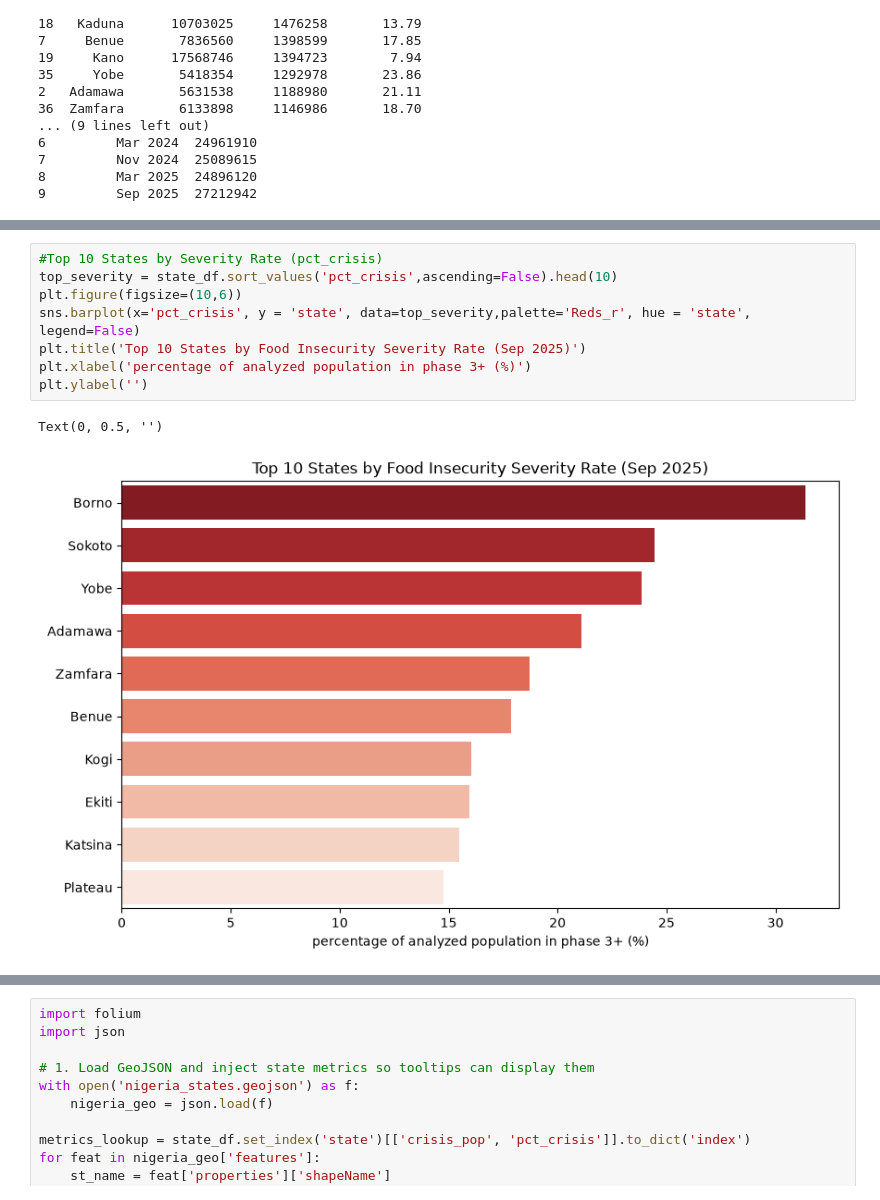
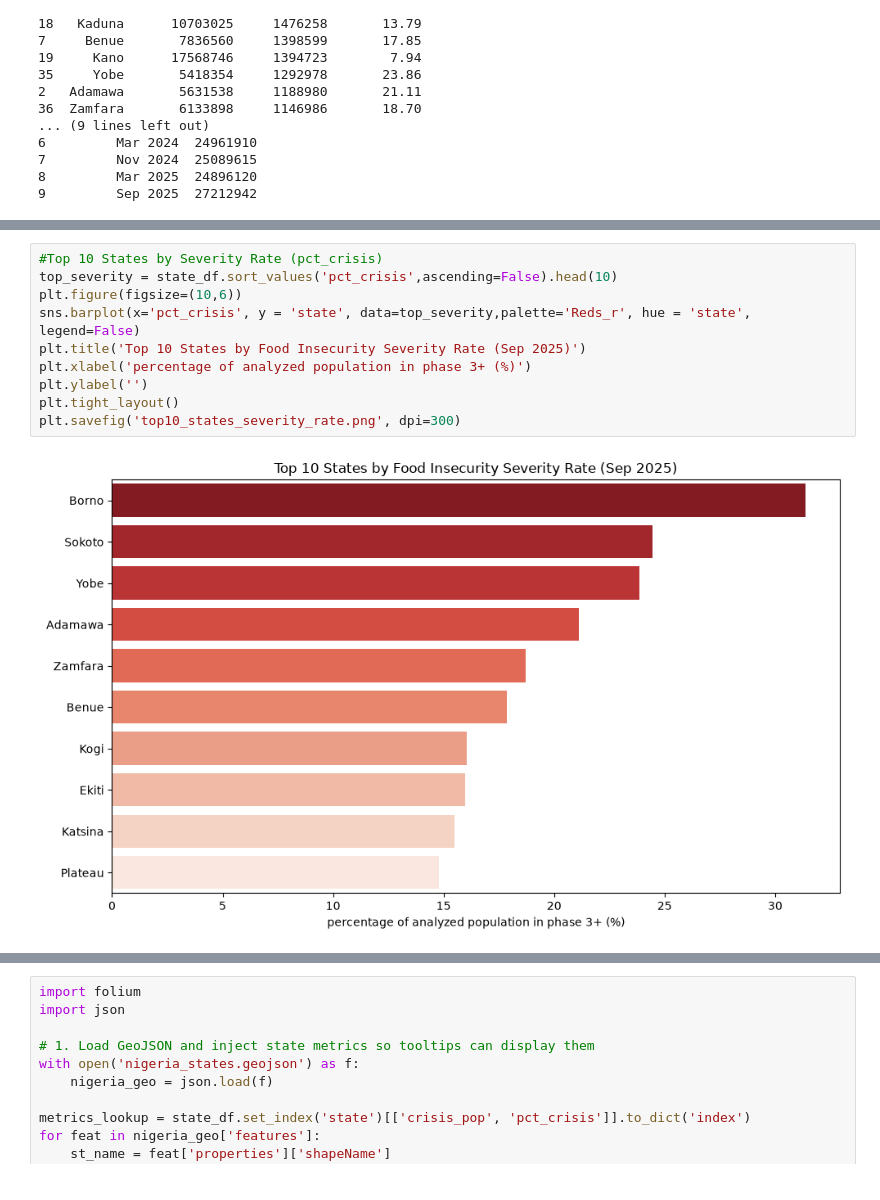
Before and after one commit to xprogram24/projects-py, a Jupyter notebook: nigerian_FoodSecurity/foodSecurity.ipynb, the cells around one changed output, grey strips where cells are left out. Saved outputs shown, nothing was run; the diff lists cells and outputs as text.

```diff
--- a/nigerian_FoodSecurity/foodSecurity.ipynb
+++ b/nigerian_FoodSecurity/foodSecurity.ipynb
@@ -153,14 +155,15 @@ plt.ticklabel_format(style='plain', axis='x')
 # %%
 #Top 10 States by Severity Rate (pct_crisis)
 top_severity = state_df.sort_values('pct_crisis',ascending=False).head(10)
 plt.figure(figsize=(10,6))
 sns.barplot(x='pct_crisis', y = 'state', data=top_severity,palette='Reds_r', hue = 'state', legend=False)
 plt.title('Top 10 States by Food Insecurity Severity Rate (Sep 2025)')
 plt.xlabel('percentage of analyzed population in phase 3+ (%)')
 plt.ylabel('')
+plt.tight_layout()
+plt.savefig('top10_states_severity_rate.png', dpi=300)
 # %% [output]
-Text(0, 0.5, '')
-[figure, old version]
+[figure, new version]
 # %%
 #National Hunger Trend
 trend_clean = trend_df.dropna().copy()
```
Also changed, not shown: parts of 2 cells of this notebook, 4 other files.
